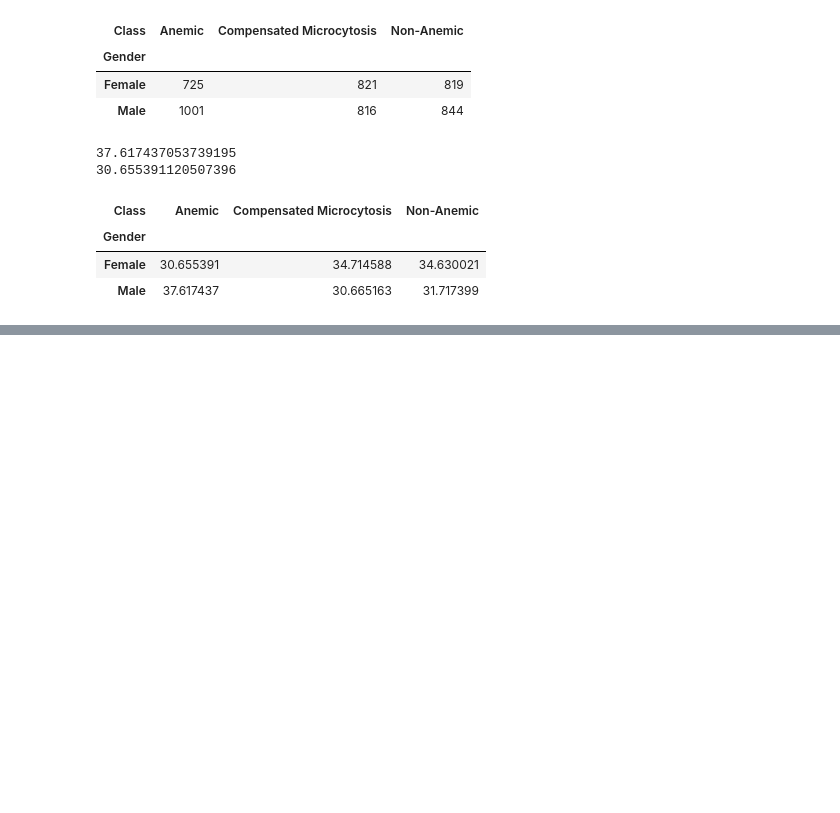
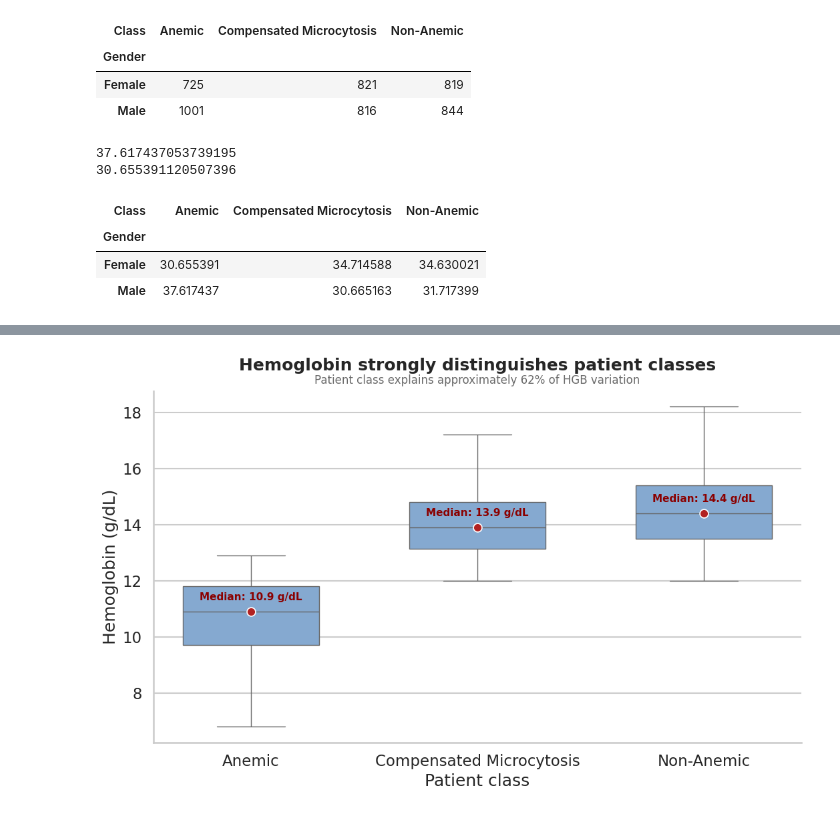
Before and after one commit to Prktriesitout/Medical_dataset, a Jupyter notebook: TriHemo_MCV.ipynb, the cells around one changed output, grey strips where cells are left out. Saved outputs shown, nothing was run; the diff lists cells and outputs as text; code cells hidden in the pictures; blank space fills up the shorter version.

```diff
--- a/TriHemo_MCV.ipynb
+++ b/TriHemo_MCV.ipynb
@@ -156,0 +176,11 @@ pd.crosstab(df["Gender"],df["Class"] , normalize="index")*100
+# %%
+# Recalculate PCT using the standard formula to correct scale/unit anomalies
+df['PCT'] = df['Platelets'] * df['MPV'] / 10000
+
+# Recalculate the difference tracking columns to verify alignment
+df['PCT_est'] = df['Platelets'] * df['MPV'] / 10000
+df['PCT_diff_pct'] = (abs(df['PCT'] - df['PCT_est']) / df['PCT']) * 100
+
+print("=== Updated PCT Distribution Summary ===")
+display(df['PCT'].describe())
+print(f"New Maximum PCT Value: {df['PCT'].max():.4f}")
@@ -156,0 +200,89 @@ pd.crosstab(df["Gender"],df["Class"] , normalize="index")*100
+# %%
+
+
+class_order = [
+    "Anemic",
+    "Compensated Microcytosis",
+    "Non-Anemic"
+]
+
+# Ensure HGB is numeric and remove only unusable rows
+plot_df = df[["Class", "HGB"]].copy()
+plot_df["HGB"] = pd.to_numeric(plot_df["HGB"], errors="coerce")
+plot_df = plot_df.dropna(subset=["Class", "HGB"])
+
+# Calculate medians directly from the dataset
+medians = (
+    plot_df.groupby("Class")["HGB"]
+    .median()
+    .reindex(class_order)
+)
+
+sns.set_theme(style="whitegrid", context="talk")
+
+fig, ax = plt.subplots(figsize=(11, 7))
+
+sns.boxplot(
+    data=plot_df,
+    x="Class",
+    y="HGB",
+    order=class_order,
+    showfliers=False,
+    width=0.6,
+    color="#78A9DC",
+    ax=ax
+)
+
+# Add median points and labels
+for position, patient_class in enumerate(class_order):
+    median = medians.loc[patient_class]
+
+    ax.scatter(
+        position,
+        median,
+        s=85,
+        color="#B22222",
+        edgecolor="white",
+        linewidth=1.2,
+        zorder=5
+    )
+
+    ax.annotate(
+        f"Median: {median:.1f} g/dL",
+        xy=(position, median),
+        xytext=(0, 12),
+        textcoords="offset points",
+        ha="center",
+        fontweight="bold",
+        fontsize=11,
+        color="#8B0000"
+    )
+
+ax.set_title(
+    "Hemoglobin strongly distinguishes patient classes",
+    fontweight="bold",
+    pad=22
+)
+ax.text(
+    0.5,
+    1.02,
+    "Patient class explains approximately 62% of HGB variation",
+    transform=ax.transAxes,
+    ha="center",
+    fontsize=12,
+    color="dimgray"
+)
+
+ax.set_xlabel("Patient class")
+ax.set_ylabel("Hemoglobin (g/dL)")
+ax.spines[["top", "right"]].set_visible(False)
+
+plt.tight_layout()
+plt.show()
+
+# Optional:
+# fig.savefig("hgb_by_patient_class.png", dpi=300, bbox_inches="tight")
+
+print(medians)
+# %% [output]
+[figure, added]
```
Also changed, not shown: parts of 49 cells of this notebook.
